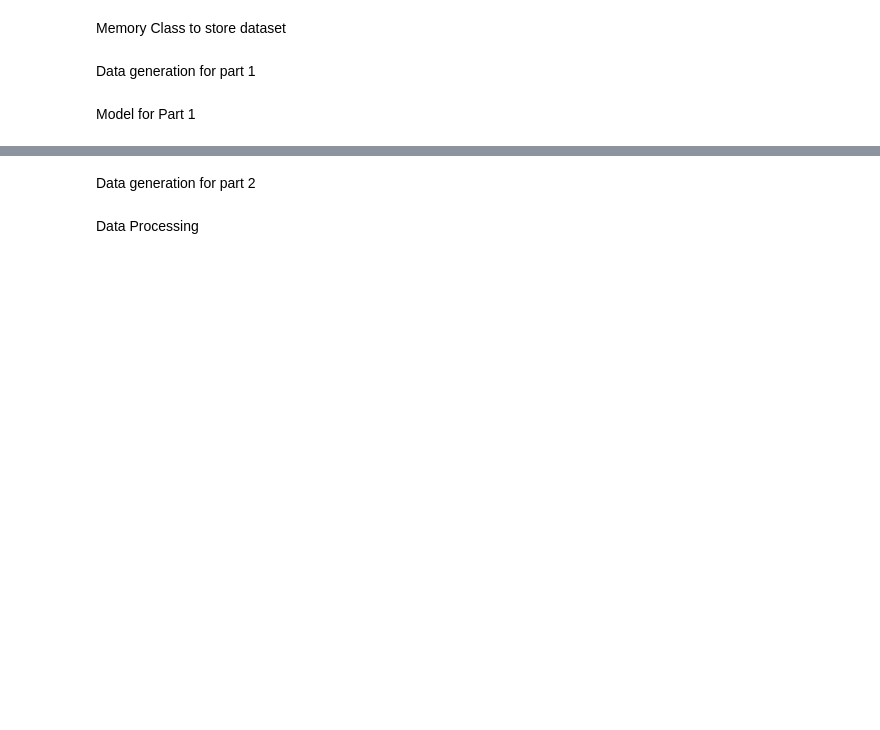
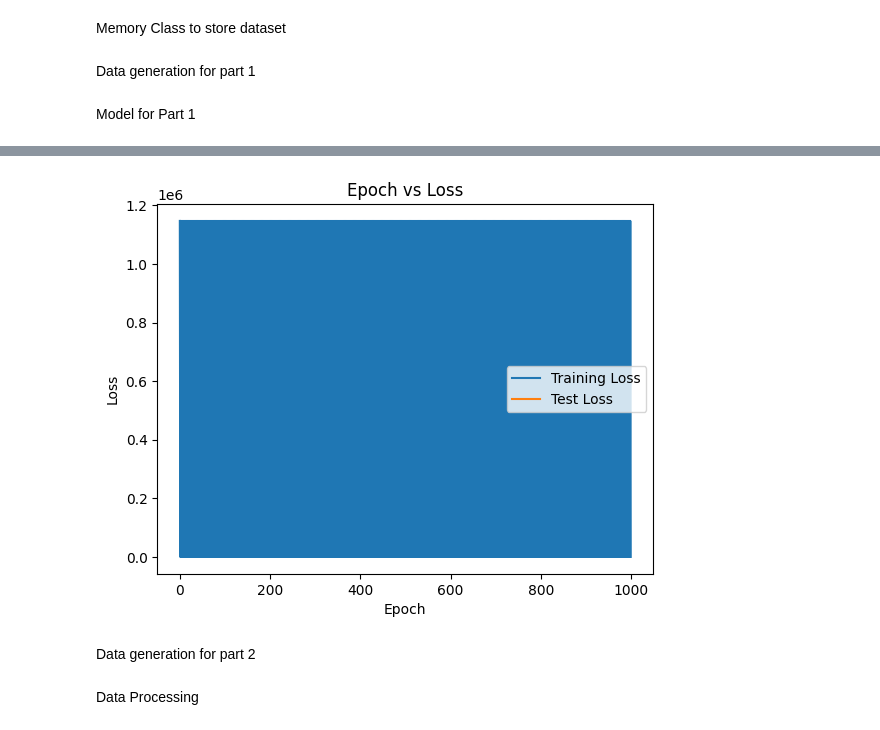
Before and after one commit to sprutxz/IntroToAI, a Jupyter notebook: Project3.ipynb, the cells around one changed output, grey strips where cells are left out. Saved outputs shown, nothing was run; the diff lists cells and outputs as text; code cells hidden in the pictures; blank space fills up the shorter version.

```diff
--- a/Project3.ipynb
+++ b/Project3.ipynb
@@ -148,7 +148,7 @@ class LogisticRegressionModel():
         return np.log10(x)
 
     def costFunction (self, features, weights, y): #Loss Function
-        loss = -1 * self.y[i] * self.log(self.sigmoid(np.dot(weights, features)) - (1-y[i]) * self.log(self.sigmoid(1-np.dot(weights, features))))
+        loss = -1 * y * self.log(self.sigmoid(np.dot(weights, features)) - (1-y) * self.log(self.sigmoid(1-np.dot(weights, features))))
         loss /= 1/len(weights-1)
         return loss
 
@@ -167,13 +167,38 @@ class LogisticRegressionModel():
         self.y_train = y_train
         self.x_test = x_test
         self.y_test = y_test
+        for epoch in range(epochs):
+            for j in range(len(x_train)): #Loop through each sample in the dataset
+                self.gradientDescent(self.x_train[j], self.weights, self.alpha, self.y_train[j])
+            loss_train = 0
+            for x in range(len(x_train)):
+                loss_train+=self.costFunction(self.x_train[x], self.weights, self.y_train[x])
 
-        for i in range(epochs):
-            for j in range(len(x_train)): #Loop through each sample in the dataset
-                self.gradientDescent(x_train[j], weights, alpha, y_train[j])   sss
+            print("Epoch: ", epoch, "Loss: ", loss_train)
+            self.train_loss_history.append(loss_train)
+            loss_test = 0
+            for x_test in range(len(x_train)):
+                loss_train+=self.costFunction(self.x_test[x], self.weights, self.y_test[x])
+            self.train_loss_history.append(loss_test)
+        self.plot_loss()
+
+
+    def plot_loss(self):
+        #Labelling the two axis
+        plt.xlabel('Epoch')
+        plt.ylabel('Loss')
+        #Plotting both the training loss and testing loss on the graph
+        plt.plot(self.train_loss_history, label='Training Loss')
+        plt.plot(self.test_loss_history, label='Test Loss')
+
+        plt.title('Epoch vs Loss')
+        plt.legend()
+        plt.show()
+
 
 weights = np.random.randn(len(x_train[0]))
-alpha = 0.05 # Left at 0.05 for now
-epochs = 5
+alpha = 0.1 # Left at 0.05 for now
+epochs = 500
 model = LogisticRegressionModel(weights, alpha, epochs)
 model.fit(weights, alpha, x_train, y_train, x_test, y_test, epochs)
+# %% [output]
@@ -180,3 +222,4 @@ model.fit(weights, alpha, x_train, y_train, x_test, y_test, epochs)
+[figure, added]
 # %% [markdown]
 Data generation for part 2
 # %%
```
Also changed, not shown: parts of 2 cells of this notebook.
